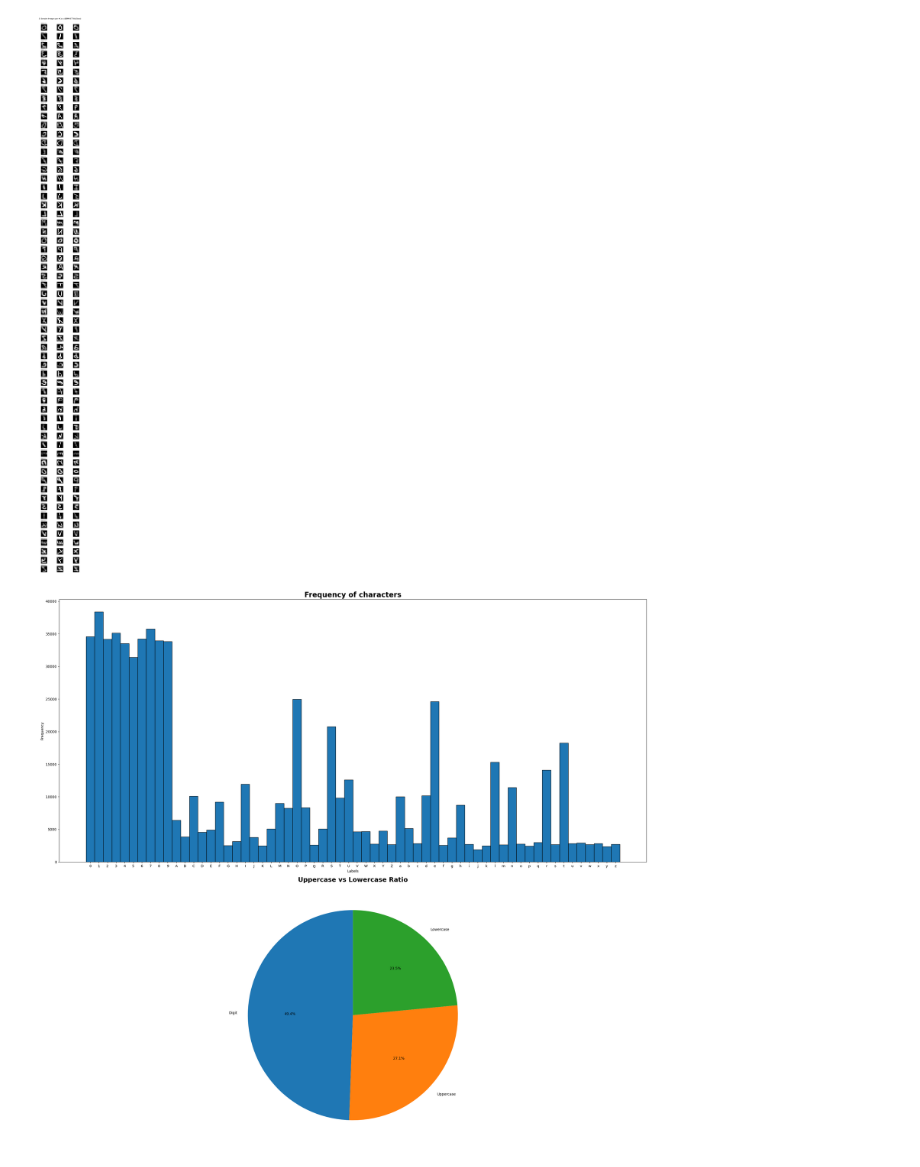
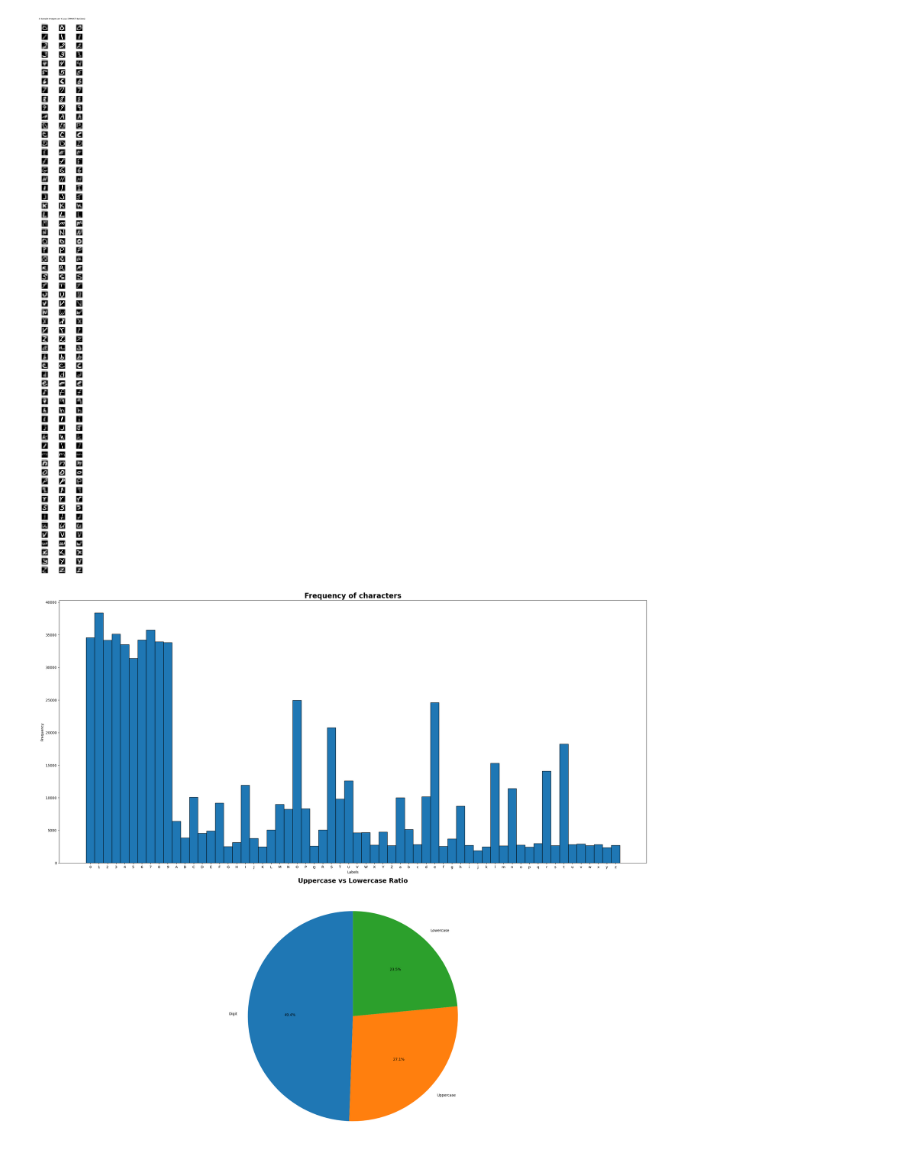
Before and after one commit to Minh1billion/emnist-byclass-regconition-image-processing-project, a Jupyter notebook: notebooks/01_eda.ipynb, the cells around one changed output. Drawn from its saved outputs; the diff is of its cells as text; code cells hidden in the pictures.

```diff
--- a/notebooks/01_eda.ipynb
+++ b/notebooks/01_eda.ipynb
@@ -16,8 +16,7 @@ def load_idx_labels(path):
     return labels
 
 def rotate(images):
-    images = np.transpose(images, (0, 2, 1))
-    images = np.flip(images, axis=2)
+    images = np.array([np.rot90(np.fliplr(img)) for img in images])
     return images
 
 train_images = load_idx_images('../data/original/emnist-byclass-train-images-idx3-ubyte')
@@ -32,10 +31,12 @@ mapping = {}
 # Digits
 for i in range(10):
     mapping[i] = str(i)
-# Lowercase letters
+
+# Uppercase letters
 for i in range(26):
     mapping[10 + i] = chr(65 + i)
-# Uppercase letters
+
+# Lower letters
 for i in range(26):
     mapping[36 + i] = chr(97 + i)
 # %%
@@ -46,38 +47,40 @@ num_classes = 62
 samples_per_class = 3
 
 fig, axes = plt.subplots(
-    num_classes, samples_per_class,
-    figsize=(samples_per_class * 2.5, num_classes * 1.2)
+    num_classes,
+    samples_per_class,
+    figsize=(samples_per_class * 2.5, num_classes * 1.1)
 )
 
 for c in range(num_classes):
     idx = np.where(train_labels == c)[0]
 
     chosen = idx[:samples_per_class]
 
     for j in range(samples_per_class):
         ax = axes[c, j]
         ax.axis('off')
 
         if j < len(chosen):
             ax.imshow(train_images[chosen[j]], cmap='gray')
 
         if j == 0:
             ax.set_title(
                 f"Class {c}: {mapping[c]}",
-                fontsize=10,
+                fontsize=9,
                 loc='left'
             )
 
 plt.suptitle(
     "3 Sample Images per Class (EMNIST ByClass)",
     fontsize=18,
     y=1.002
 )
+
 plt.tight_layout()
 plt.show()
 # %% [output]
-[figure, old version]
+[figure, new version]
 # %%
 import matplotlib.pyplot as plt
 import numpy as np
```
Also changed, not shown: 1 other file.
